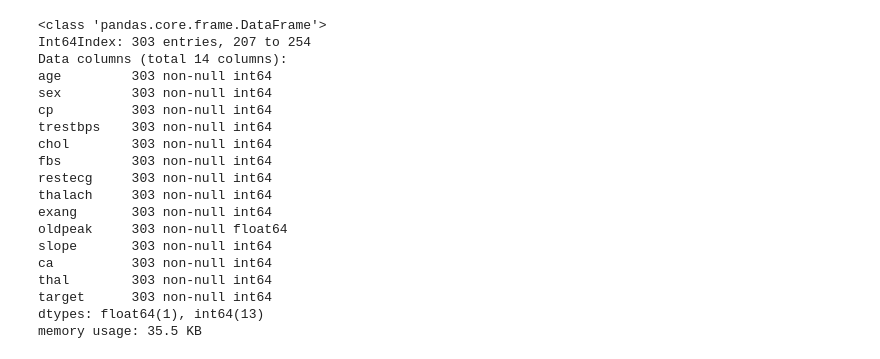
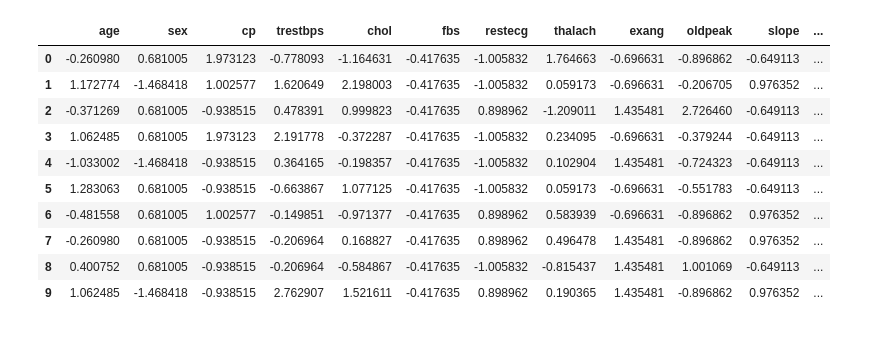
Before and after one commit to kscrow/Data_Sci_Project, a Jupyter notebook: heartproject.ipynb, the cells around one changed output. Cells and saved outputs as stored; diff of their text form; code cells hidden in the pictures.

```diff
--- a/heartproject.ipynb
+++ b/heartproject.ipynb
@@ -37,22 +71,0 @@ x.head()
-# %%
-heartdata.info()
-# %% [output]
-<class 'pandas.core.frame.DataFrame'>
-Int64Index: 303 entries, 207 to 254
-Data columns (total 14 columns):
-age         303 non-null int64
-sex         303 non-null int64
-cp          303 non-null int64
-trestbps    303 non-null int64
-chol        303 non-null int64
-fbs         303 non-null int64
-restecg     303 non-null int64
-thalach     303 non-null int64
-exang       303 non-null int64
-oldpeak     303 non-null float64
-slope       303 non-null int64
-ca          303 non-null int64
-thal        303 non-null int64
-target      303 non-null int64
-dtypes: float64(1), int64(13)
-memory usage: 35.5 KB
@@ -59 +75,15 @@ memory usage: 35.5 KB
+# %%
+scaledx.head(10)
+# %% [output]
+|  | age | sex | cp | trestbps | chol | fbs | restecg | thalach | exang | oldpeak | slope | ... |
+| 0 | -0.260980 | 0.681005 | 1.973123 | -0.778093 | -1.164631 | -0.417635 | -1.005832 | 1.764663 | -0.696631 | -0.896862 | -0.649113 | ... |
+| 1 | 1.172774 | -1.468418 | 1.002577 | 1.620649 | 2.198003 | -0.417635 | -1.005832 | 0.059173 | -0.696631 | -0.206705 | 0.976352 | ... |
+| 2 | -0.371269 | 0.681005 | -0.938515 | 0.478391 | 0.999823 | -0.417635 | 0.898962 | -1.209011 | 1.435481 | 2.726460 | -0.649113 | ... |
+| 3 | 1.062485 | 0.681005 | 1.973123 | 2.191778 | -0.372287 | -0.417635 | -1.005832 | 0.234095 | -0.696631 | -0.379244 | -0.649113 | ... |
+| 4 | -1.033002 | -1.468418 | -0.938515 | 0.364165 | -0.198357 | -0.417635 | -1.005832 | 0.102904 | 1.435481 | -0.724323 | -0.649113 | ... |
+| 5 | 1.283063 | 0.681005 | -0.938515 | -0.663867 | 1.077125 | -0.417635 | -1.005832 | 0.059173 | -0.696631 | -0.551783 | -0.649113 | ... |
+| 6 | -0.481558 | 0.681005 | 1.002577 | -0.149851 | -0.971377 | -0.417635 | 0.898962 | 0.583939 | -0.696631 | -0.896862 | 0.976352 | ... |
+| 7 | -0.260980 | 0.681005 | -0.938515 | -0.206964 | 0.168827 | -0.417635 | 0.898962 | 0.496478 | 1.435481 | -0.896862 | 0.976352 | ... |
+| 8 | 0.400752 | 0.681005 | -0.938515 | -0.206964 | -0.584867 | -0.417635 | -1.005832 | -0.815437 | 1.435481 | 1.001069 | -0.649113 | ... |
+| 9 | 1.062485 | -1.468418 | -0.938515 | 2.762907 | 1.521611 | -0.417635 | 0.898962 | 0.190365 | 1.435481 | -0.896862 | 0.976352 | ... |
 # %%
```
Also changed, not shown: parts of 16 cells of this notebook.
